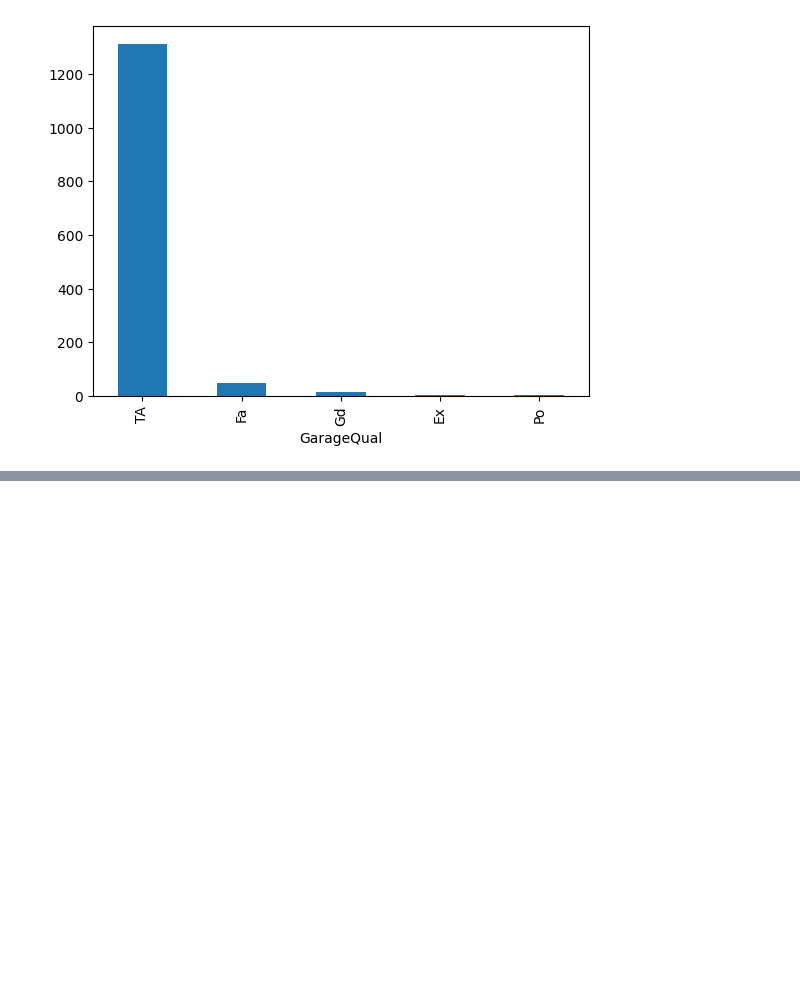
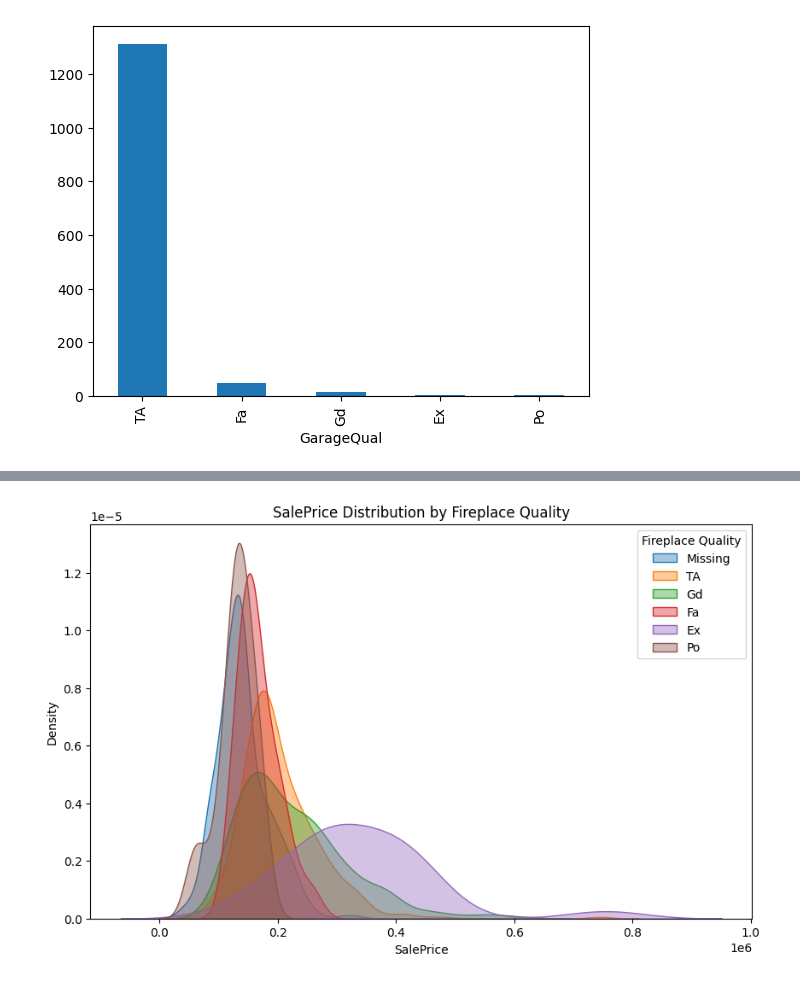
Before and after one commit to HirenGajjar/ai-ml, a Jupyter notebook: 37_handle_missing_values_categorical_data/index.ipynb, the cells around one changed output, grey strips where cells are left out. Drawn from its saved outputs; the diff is of its cells as text; code cells hidden in the pictures; blank space fills up the shorter version.

```diff
--- a/37_handle_missing_values_categorical_data/index.ipynb
+++ b/37_handle_missing_values_categorical_data/index.ipynb
@@ -41,0 +56,19 @@ df.GarageQual.value_counts().sort_values(ascending=False).plot(kind='bar')
+# %%
+import seaborn as sns
+
+import matplotlib.pyplot as plt
+
+plt.figure(figsize=(10, 6))
+for cat in df.FireplaceQu.fillna('Missing').unique():
+    sns.kdeplot(
+        df.loc[df.FireplaceQu.fillna('Missing') == cat, 'SalePrice'],
+        label=str(cat),
+        fill=True,
+        alpha=0.4
+    )
+plt.legend(title='Fireplace Quality')
+plt.xlabel('SalePrice')
+plt.title('SalePrice Distribution by Fireplace Quality')
+plt.show()
+# %% [output]
+[figure, added]
```
Also changed, not shown: parts of 5 cells of this notebook.
